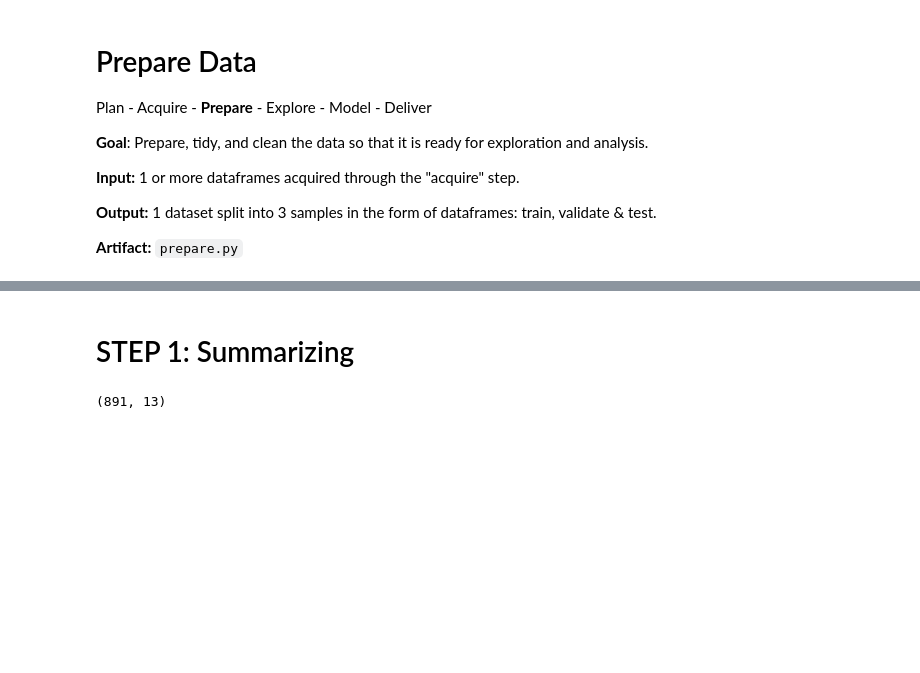
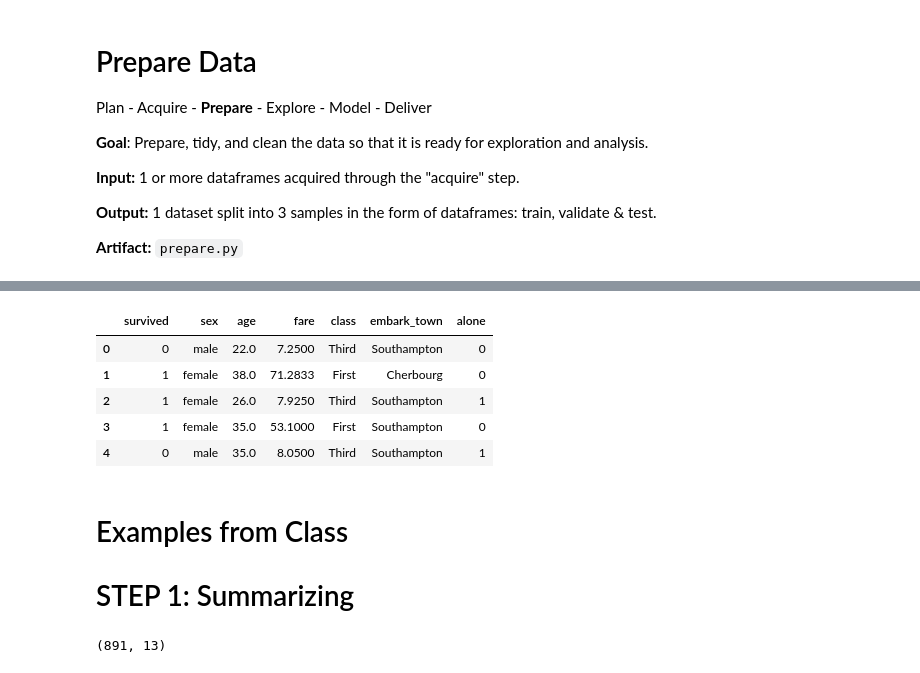
Before and after one commit to b-r-e-t-t/classification-exercises, a Jupyter notebook: classification_exercises.ipynb, the cells around one changed output, grey strips where cells are left out. Drawn from its saved outputs; the diff is of its cells as text; code cells hidden in the pictures; blank space fills up the shorter version.

```diff
--- a/classification_exercises.ipynb
+++ b/classification_exercises.ipynb
@@ -74,0 +64,14 @@ memory usage: 1.3+ MB
+# %%
+# Use the function defined in acquire.py to load the Titanic data.
+
+titanic_df = acquire.get_titanic_data()
+# %%
+# Drop any unnecessary, unhelpful, or duplicated columns.
+titanic_df = titanic_df.drop(columns=['passenger_id', 'sibsp', 'parch', 'embarked', 'deck', 'pclass'])
+# %% [output]
+|  | survived | sex | age | fare | class | embark_town | alone |
+| 0 | 0 | male | 22.0 | 7.2500 | Third | Southampton | 0 |
+| 1 | 1 | female | 38.0 | 71.2833 | First | Cherbourg | 0 |
+| 2 | 1 | female | 26.0 | 7.9250 | Third | Southampton | 1 |
+| 3 | 1 | female | 35.0 | 53.1000 | First | Southampton | 0 |
+| 4 | 0 | male | 35.0 | 8.0500 | Third | Southampton | 1 |
@@ -77,4 +98,5 @@ df = acquire.get_titanic_data()
 # %% [markdown]
+# Examples from Class
 # STEP 1: Summarizing
 # %%
 # rows & columns
```
Also changed, not shown: parts of 37 cells of this notebook.
